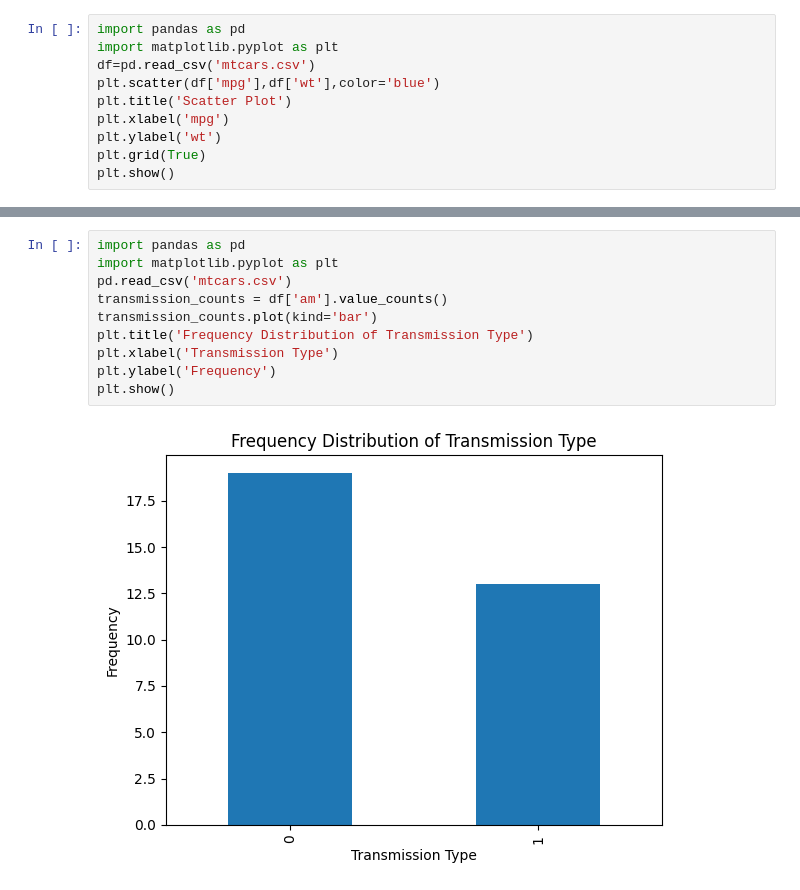
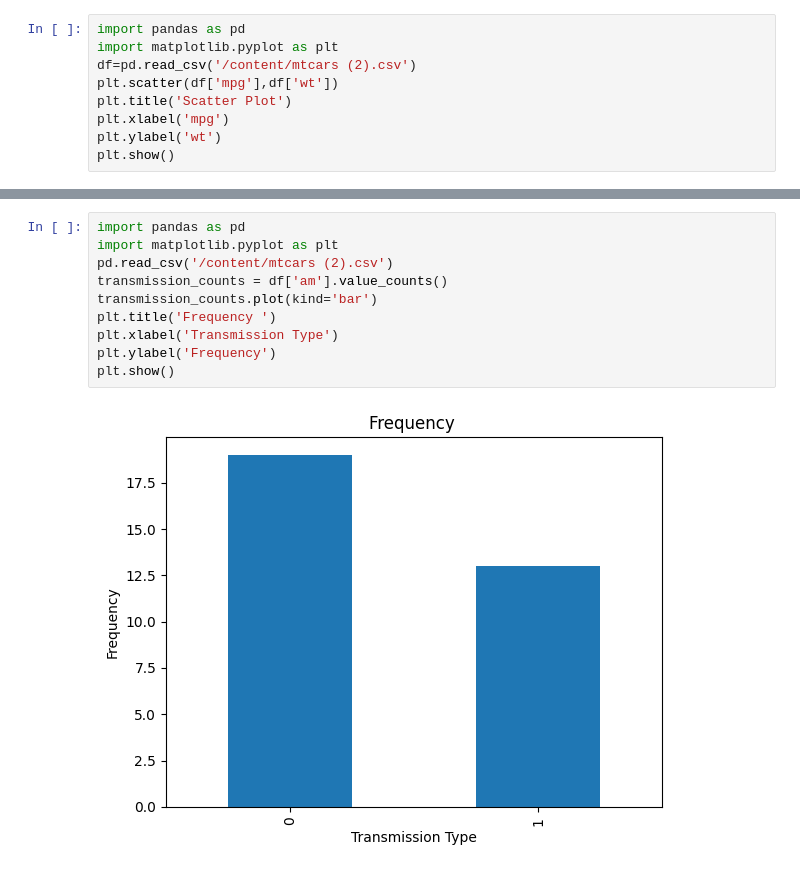
Before and after one commit to sagar1hh/cie-1, a Jupyter notebook: CIE1.ipynb, the cells around one changed output, grey strips where cells are left out. Saved outputs shown, nothing was run; the diff lists cells and outputs as text.

```diff
--- a/CIE1.ipynb
+++ b/CIE1.ipynb
@@ -16,11 +15,10 @@ plt.show()
 # %%
 import pandas as pd
 import matplotlib.pyplot as plt
-df=pd.read_csv('mtcars.csv')
-plt.scatter(df['mpg'],df['wt'],color='blue')
+df=pd.read_csv('/content/mtcars (2).csv')
+plt.scatter(df['mpg'],df['wt'])
 plt.title('Scatter Plot')
 plt.xlabel('mpg')
 plt.ylabel('wt')
-plt.grid(True)
 plt.show()
 # %% [output]
@@ -28,15 +26,15 @@ plt.show()
 # %%
 import pandas as pd
 import matplotlib.pyplot as plt
-pd.read_csv('mtcars.csv')
+pd.read_csv('/content/mtcars (2).csv')
 transmission_counts = df['am'].value_counts()
 transmission_counts.plot(kind='bar')
-plt.title('Frequency Distribution of Transmission Type')
+plt.title('Frequency ')
 plt.xlabel('Transmission Type')
 plt.ylabel('Frequency')
 plt.show()
 # %% [output]
-[figure, old version]
+[figure, new version]
 # %%
 import pandas as pd
 import matplotlib.pyplot as plt
```
Also changed, not shown: parts of 3 cells of this notebook.
